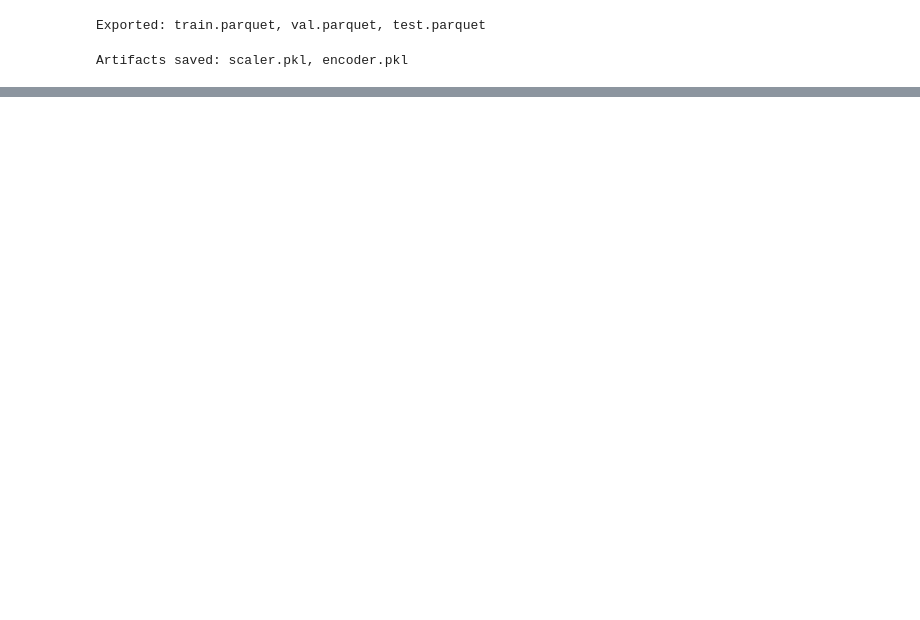
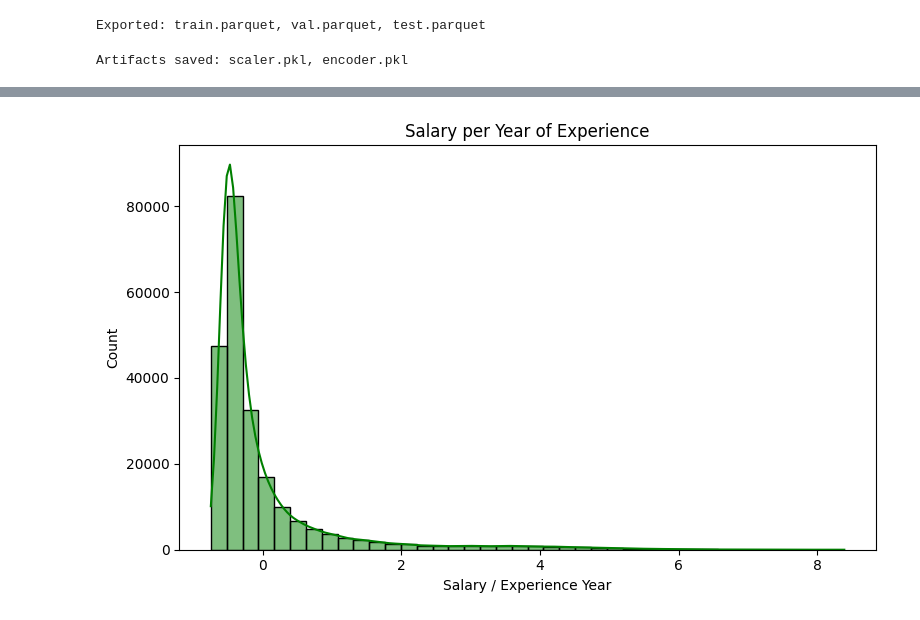
Before and after one commit to COMP6940-Group/COMP6940-Project, a Jupyter notebook: notebooks/part1/02_feature_egineering.ipynb, the cells around one changed output, grey strips where cells are left out. Drawn from its saved outputs; the diff is of its cells as text; code cells hidden in the pictures; blank space fills up the shorter version.

```diff
--- a/notebooks/part1/02_feature_egineering.ipynb
+++ b/notebooks/part1/02_feature_egineering.ipynb
@@ -199,0 +257,10 @@ plt.show()
+# %%
+# Salary per Year of Experience
+plt.figure(figsize=(8, 5))
+sns.histplot(df["salary_per_year_experience"], bins=40, kde=True, color="green")
+plt.title("Salary per Year of Experience")
+plt.xlabel("Salary / Experience Year")
+plt.tight_layout()
+plt.show()
+# %% [output]
+[figure, added]
```
Also changed, not shown: parts of 11 cells of this notebook, 4 other files.
